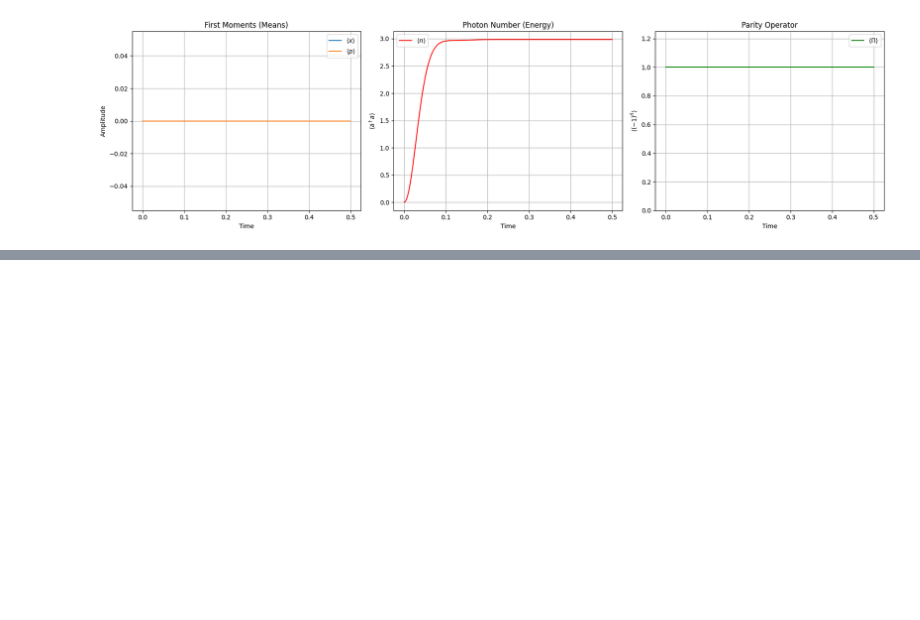
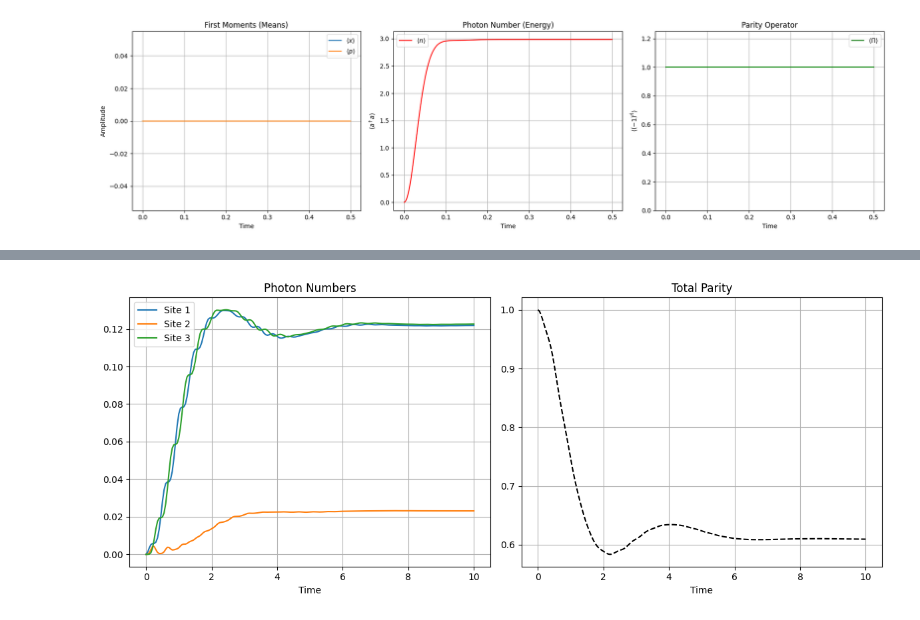
Before and after one commit to shreychowdhary/CS653-Project, a Jupyter notebook: exact.ipynb, the cells around one changed output, grey strips where cells are left out. Saved outputs shown, nothing was run; the diff lists cells and outputs as text; code cells hidden in the pictures; blank space fills up the shorter version.

```diff
--- a/exact.ipynb
+++ b/exact.ipynb
@@ -256,0 +395,82 @@ Time     | <X>        | <P>        | <n>        | <Parity>
+# %%
+import numpy as np
+import qutip as qt
+import matplotlib.pyplot as plt
+
+# --- 1. Parameters ---
+num_sites = 3      # Number of sites (M)
+S = 1 + 1j
+G = 0          # Two-photon drive strength
+delta = 1.0        # Detuning
+U = 10           # Kerr nonlinearity
+gamma = 1.0       # Single-photon loss rate
+J = 10           # Hopping strength
+
+# Simulation parameters
+N = 6            # Local Hilbert space cutoff (Keep small for many sites!)
+tlist = np.linspace(0, 10, 201)
+
+# --- 2. Construct Operators ---
+# We create a list of annihilation operators for each site in the tensor space
+a_ops = []
+for i in range(num_sites):
+    op_list = [qt.qeye(N)] * num_sites
+    op_list[i] = qt.destroy(N)
+    a_ops.append(qt.tensor(op_list))
+
+# Derived operators
+n_ops = [a.dag() * a for a in a_ops]
+x_ops = [(a + a.dag()) / np.sqrt(2) for a in a_ops]
+
+# --- 3. Build Hamiltonian ---
+H = (G / 2) * (a_ops[0].dag()**2) + (np.conj(G) / 2) * (a_ops[0]**2)
+H += (S / 2) * (a_ops[0].dag()) + (np.conj(S) / 2) * (a_ops[0])
+
+# Local terms: Detuning, Kerr, and Drive
+for i in range(num_sites):
+    H += -delta * n_ops[i]
+    H += 0.5 * U * (a_ops[i].dag()**2 * a_ops[i]**2)
+
+# Interaction terms: Hopping (Nearest Neighbor)
+for i in range(num_sites - 1):
+    H += -J * (a_ops[i].dag() * a_ops[i+1] + a_ops[i+1].dag() * a_ops[i])
+
+# --- 4. Dissipation and Initial State ---
+c_ops = [np.sqrt(gamma) * a for a in a_ops]
+
+# Initial state: Vacuum on all sites
+psi0 = qt.tensor([qt.basis(N, 0)] * num_sites)
+
+# --- 5. Parity Operator ---
+# Total parity is the product of local parities
+parity_tot = (1j * np.pi * sum(n_ops)).expm()
+
+# --- 6. Solve Master Equation ---
+# Define which expectation values to track
+e_ops = n_ops + [parity_tot]
+
+result = qt.mesolve(H, psi0, tlist, c_ops, e_ops=e_ops, options={"store_final_state":True})
+
+# --- 7. Data Extraction & Plotting ---
+plt.figure(figsize=(12, 5))
+
+# Plot Photon Numbers for each site
+plt.subplot(1, 2, 1)
+for i in range(num_sites):
+    plt.plot(tlist, result.expect[i], label=f'Site {i+1}')
+    print(f"N{i}: {result.expect[i][-1]}")
+plt.title("Photon Numbers")
+plt.xlabel("Time")
+plt.legend()
+plt.grid(True)
+
+# Plot Total Parity
+plt.subplot(1, 2, 2)
+plt.plot(tlist, result.expect[-1], color='black', linestyle='--')
+plt.title("Total Parity")
+plt.xlabel("Time")
+plt.grid(True)
+
+plt.tight_layout()
+plt.show()
+# %% [output]
@@ -256,0 +480 @@ Time     | <X>        | <P>        | <n>        | <Parity>
+[figure, added]
```
Also changed, not shown: parts of 2 cells of this notebook, 5 other files.
